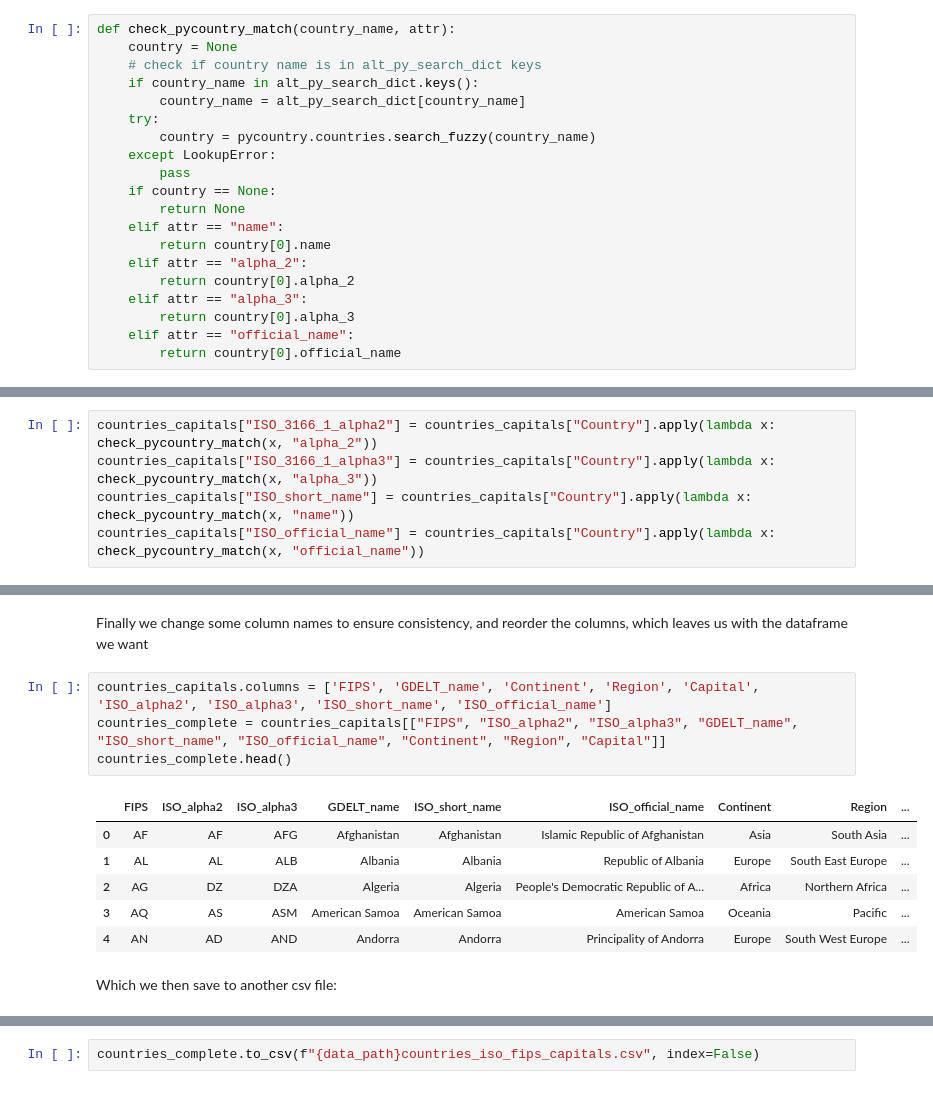
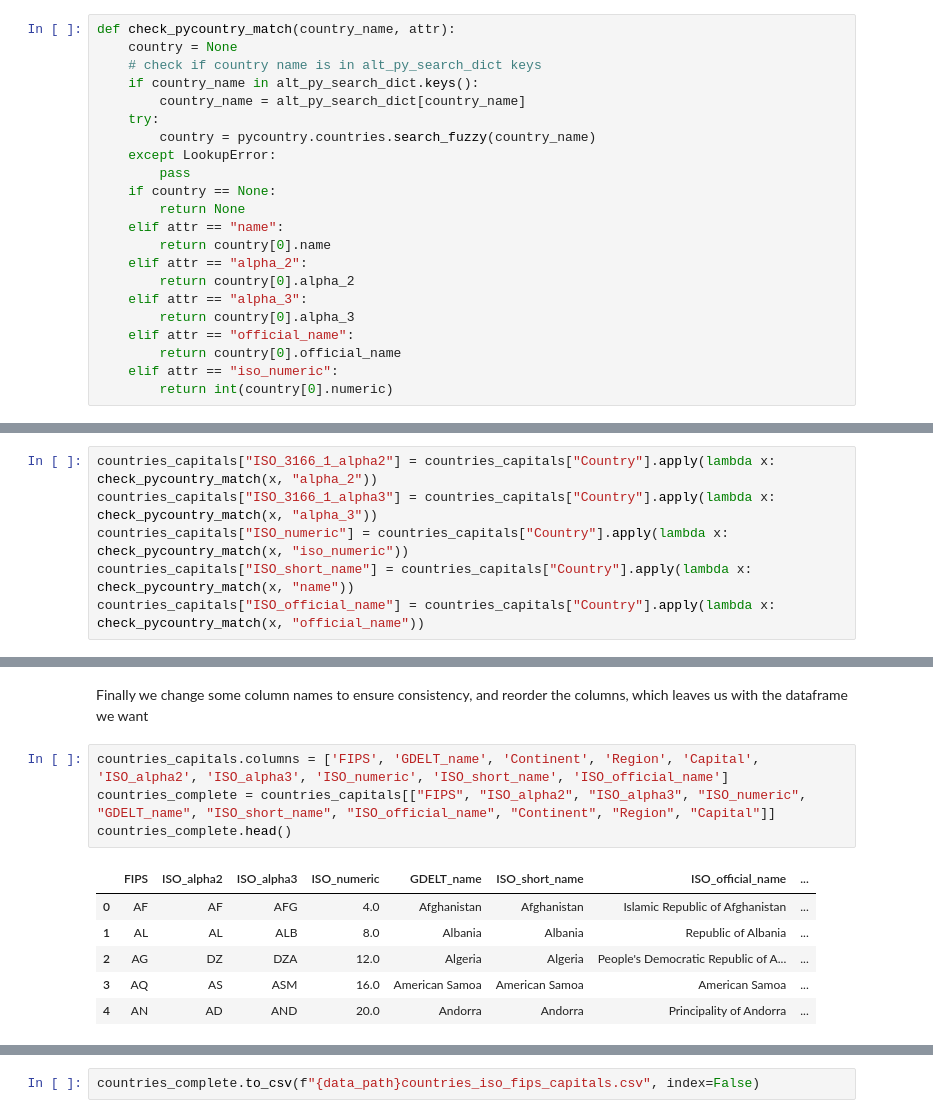
Before and after one commit to lboekestein/capstone, a Jupyter notebook: src/Auxiliaries/make_auxiliaries.ipynb, the cells around one changed output, grey strips where cells are left out. Saved outputs shown, nothing was run; the diff lists cells and outputs as text.

Commit message:
Make table to convert ACLED names to ISO numeric codes

```diff
--- a/src/Auxiliaries/make_auxiliaries.ipynb
+++ b/src/Auxiliaries/make_auxiliaries.ipynb
@@ -257,10 +257,13 @@ def check_pycountry_match(country_name, attr):
         return country[0].alpha_3
     elif attr == "official_name":
         return country[0].official_name
+    elif attr == "iso_numeric":
+        return int(country[0].numeric)
 # %% [markdown]
 And apply this to the countries_capitals dataframe:
 # %%
 countries_capitals["ISO_3166_1_alpha2"] = countries_capitals["Country"].apply(lambda x: check_pycountry_match(x, "alpha_2"))
 countries_capitals["ISO_3166_1_alpha3"] = countries_capitals["Country"].apply(lambda x: check_pycountry_match(x, "alpha_3"))
+countries_capitals["ISO_numeric"] = countries_capitals["Country"].apply(lambda x: check_pycountry_match(x, "iso_numeric"))
 countries_capitals["ISO_short_name"] = countries_capitals["Country"].apply(lambda x: check_pycountry_match(x, "name"))
 countries_capitals["ISO_official_name"] = countries_capitals["Country"].apply(lambda x: check_pycountry_match(x, "official_name"))
@@ -267,15 +305,13 @@ countries_capitals["ISO_official_name"] = countries_capitals["Country"].apply(la
 # %% [markdown]
 Finally we change some column names to ensure consistency, and reorder the columns, which leaves us with the dataframe we want
 # %%
-countries_capitals.columns = ['FIPS', 'GDELT_name', 'Continent', 'Region', 'Capital', 'ISO_alpha2', 'ISO_alpha3', 'ISO_short_name', 'ISO_official_name']
-countries_complete = countries_capitals[["FIPS", "ISO_alpha2", "ISO_alpha3", "GDELT_name", "ISO_short_name", "ISO_official_name", "Continent", "Region", "Capital"]]
+countries_capitals.columns = ['FIPS', 'GDELT_name', 'Continent', 'Region', 'Capital', 'ISO_alpha2', 'ISO_alpha3', 'ISO_numeric', 'ISO_short_name', 'ISO_official_name']
+countries_complete = countries_capitals[["FIPS", "ISO_alpha2", "ISO_alpha3", "ISO_numeric", "GDELT_name", "ISO_short_name", "ISO_official_name", "Continent", "Region", "Capital"]]
 countries_complete.head()
 # %% [output]
-|  | FIPS | ISO_alpha2 | ISO_alpha3 | GDELT_name | ISO_short_name | ISO_official_name | Continent | Region | ... |
-| 0 | AF | AF | AFG | Afghanistan | Afghanistan | Islamic Republic of Afghanistan | Asia | South Asia | ... |
-| 1 | AL | AL | ALB | Albania | Albania | Republic of Albania | Europe | South East Europe | ... |
-| 2 | AG | DZ | DZA | Algeria | Algeria | People's Democratic Republic of A... | Africa | Northern Africa | ... |
-| 3 | AQ | AS | ASM | American Samoa | American Samoa | American Samoa | Oceania | Pacific | ... |
-| 4 | AN | AD | AND | Andorra | Andorra | Principality of Andorra | Europe | South West Europe | ... |
+|  | FIPS | ISO_alpha2 | ISO_alpha3 | ISO_numeric | GDELT_name | ISO_short_name | ISO_official_name | ... |
+| 0 | AF | AF | AFG | 4.0 | Afghanistan | Afghanistan | Islamic Republic of Afghanistan | ... |
+| 1 | AL | AL | ALB | 8.0 | Albania | Albania | Republic of Albania | ... |
+| 2 | AG | DZ | DZA | 12.0 | Algeria | Algeria | People's Democratic Republic of A... | ... |
+| 3 | AQ | AS | ASM | 16.0 | American Samoa | American Samoa | American Samoa | ... |
+| 4 | AN | AD | AND | 20.0 | Andorra | Andorra | Principality of Andorra | ... |
-# %% [markdown]
-Which we then save to another csv file:
```
Also changed, not shown: parts of 23 cells of this notebook, 3 other files.
